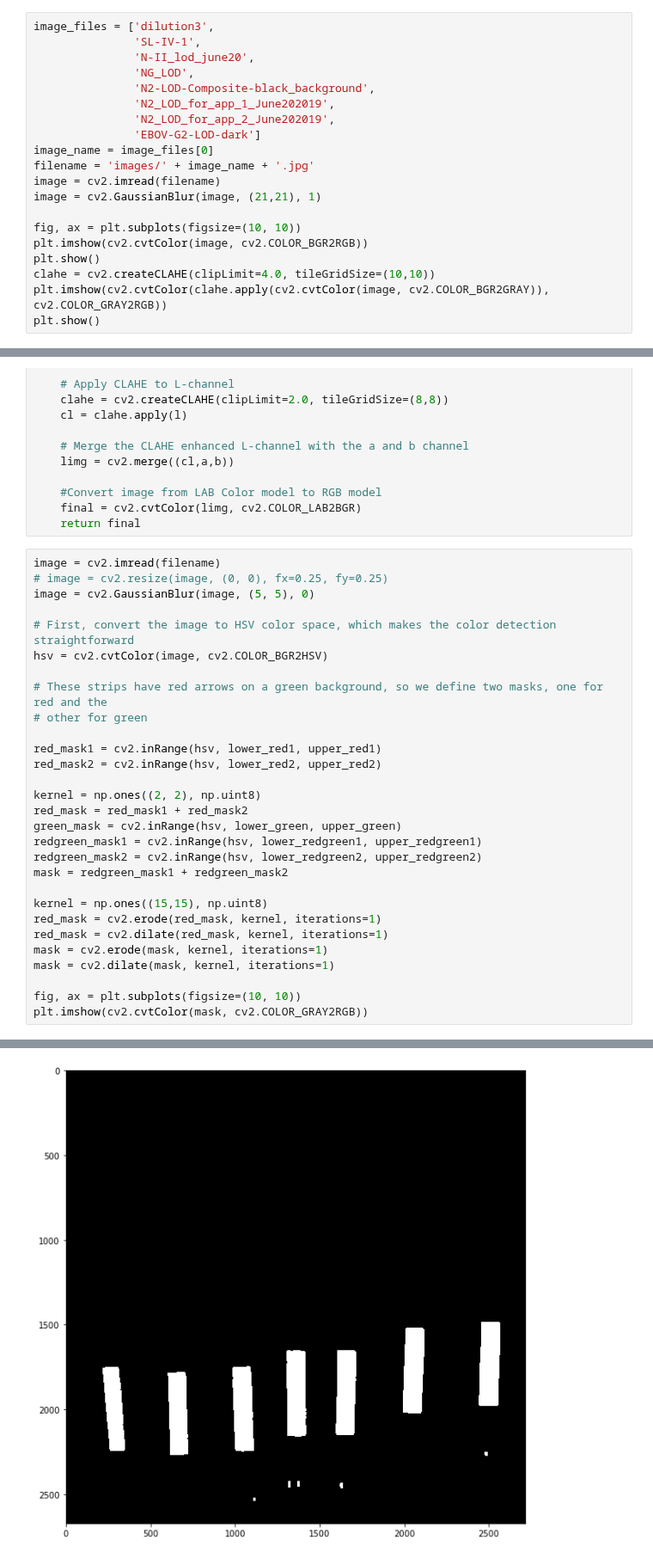
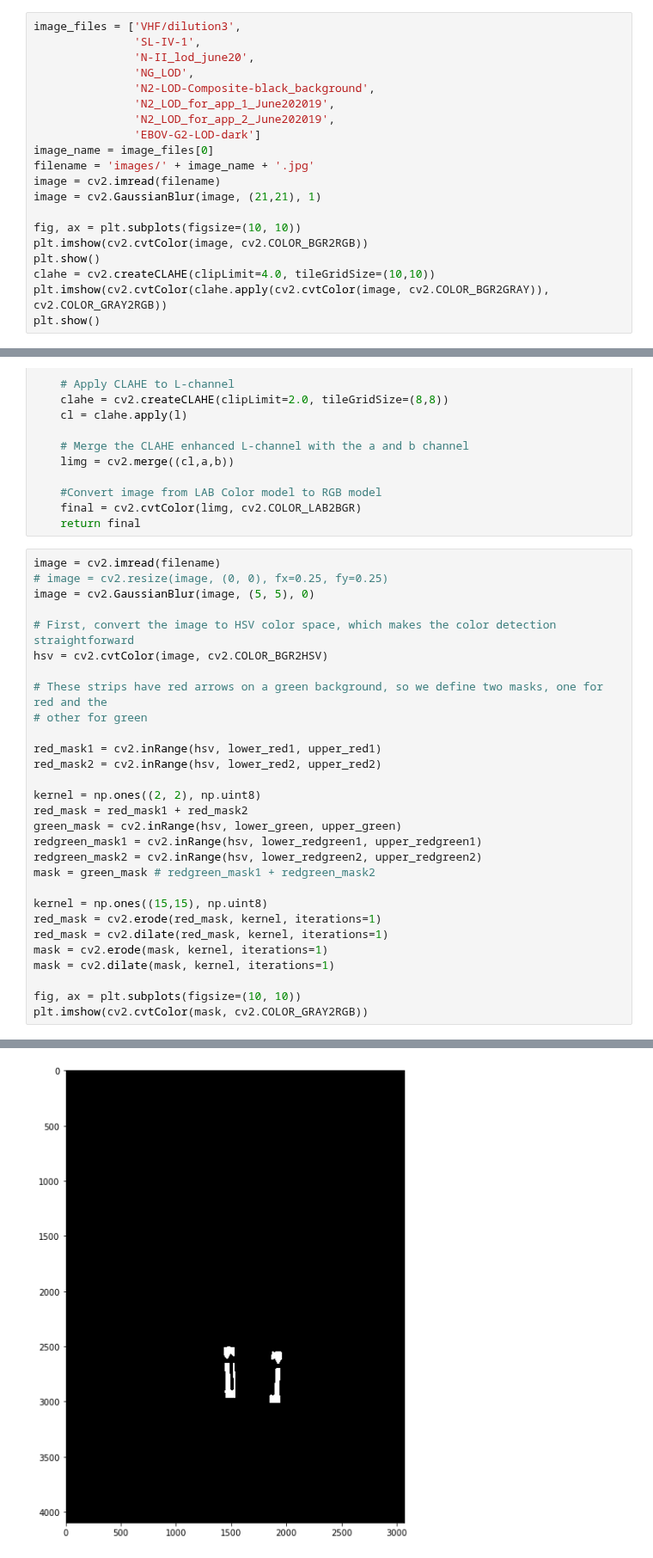
Before and after one commit to broadinstitute/HandLens-1.0.0, a Jupyter notebook: notebooks/Strip Detection and Analysis.ipynb, the cells around one changed output, grey strips where cells are left out. Shown at 86% size. Drawn from its saved outputs; the diff is of its cells as text.

```diff
--- a/notebooks/Strip Detection and Analysis.ipynb
+++ b/notebooks/Strip Detection and Analysis.ipynb
@@ -13,7 +13,7 @@ This script takes a raw picture of the strips, detects the sensible regions of t
 
 LOD tests
 # %%
-image_files = ['dilution3',
+image_files = ['VHF/dilution3',
                'SL-IV-1',
                'N-II_lod_june20',
                'NG_LOD',
@@ -199,35 +199,35 @@ def applyClahetoRGB(bgr_imb):
 # %%
 image = cv2.imread(filename)
 # image = cv2.resize(image, (0, 0), fx=0.25, fy=0.25)
 image = cv2.GaussianBlur(image, (5, 5), 0)
 
 # First, convert the image to HSV color space, which makes the color detection straightforward
 hsv = cv2.cvtColor(image, cv2.COLOR_BGR2HSV)
 
 # These strips have red arrows on a green background, so we define two masks, one for red and the
 # other for green
 
 red_mask1 = cv2.inRange(hsv, lower_red1, upper_red1)
 red_mask2 = cv2.inRange(hsv, lower_red2, upper_red2)
 
 kernel = np.ones((2, 2), np.uint8)
 red_mask = red_mask1 + red_mask2
 green_mask = cv2.inRange(hsv, lower_green, upper_green)
 redgreen_mask1 = cv2.inRange(hsv, lower_redgreen1, upper_redgreen1)
 redgreen_mask2 = cv2.inRange(hsv, lower_redgreen2, upper_redgreen2)
-mask = redgreen_mask1 + redgreen_mask2
+mask = green_mask # redgreen_mask1 + redgreen_mask2
 
 kernel = np.ones((15,15), np.uint8)
 red_mask = cv2.erode(red_mask, kernel, iterations=1)
 red_mask = cv2.dilate(red_mask, kernel, iterations=1)
 mask = cv2.erode(mask, kernel, iterations=1)
 mask = cv2.dilate(mask, kernel, iterations=1)
 
 fig, ax = plt.subplots(figsize=(10, 10))
 plt.imshow(cv2.cvtColor(mask, cv2.COLOR_GRAY2RGB))
 # %% [output]
 <matplotlib.image.AxesImage at 0x...>
-[figure, old version]
+[figure, new version]
 # %%
 # adjust brightness
 
```
Also changed, not shown: parts of 13 cells of this notebook.
